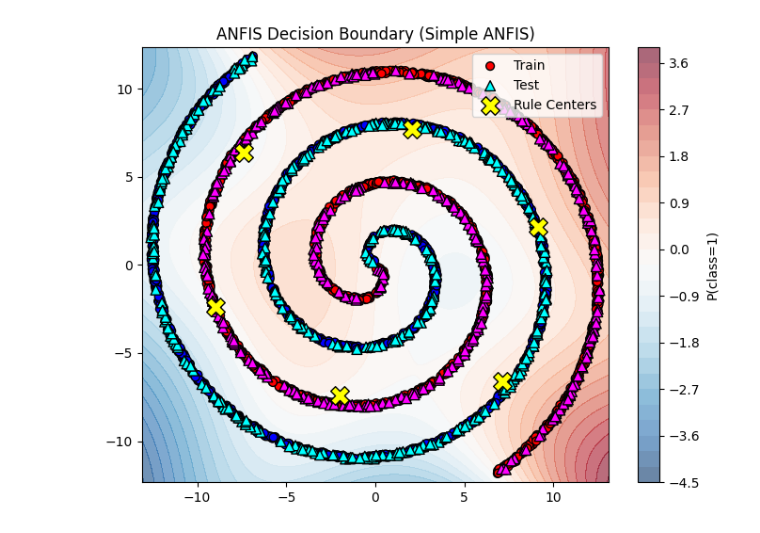
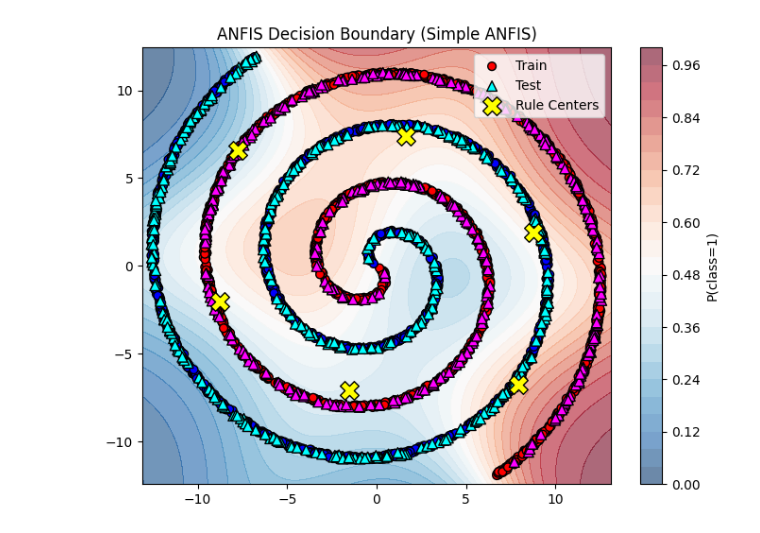
Before and after one commit to naforoutan/ReLaFIS, a Jupyter notebook: classification/spiral/spiral_fcm_init.ipynb, the cells around one changed output. Cells and saved outputs as stored; diff of their text form; code cells hidden in the pictures.

```diff
--- a/classification/spiral/spiral_fcm_init.ipynb
+++ b/classification/spiral/spiral_fcm_init.ipynb
@@ -147,7 +56,7 @@ K = 6
 centers_init, spreads_init = fcm_initialize(X_train, K)
 
 # Model
-model = ANFIS_FCM(centers_init, spreads_init).to(device)
+model = ANFISSimple(centers_init, spreads_init).to(device)
 
 optimizer = torch.optim.Adam(model.parameters(), lr=0.001)
 loss_fn = nn.BCEWithLogitsLoss()   # logits version
@@ -180,16 +89,26 @@ for epoch in range(1, n_epochs + 1):
     if epoch % 100 == 0 or epoch == 1:
         model.eval()
         with torch.no_grad():
-            # Convert logits → probability
             train_prob = torch.sigmoid(model(X_train_tensor))
             test_prob  = torch.sigmoid(model(X_test_tensor))
 
-            # RMSE
-            train_rmse = torch.sqrt(torch.mean((train_prob - y_train_tensor)**2)).item()
-            test_rmse  = torch.sqrt(torch.mean((test_prob  - y_test_tensor )**2)).item()
+            train_pred = (train_prob >= 0.5).float()
+            test_pred = (test_prob >= 0.5).float()
 
-        print(f"Epoch {epoch}/{n_epochs}  Loss={loss.item():.4f}  "
-              f"Train RMSE={train_rmse:.4f}  Test RMSE={test_rmse:.4f}")
+            train_total = y_train_tensor.numel()
+            test_total = y_test_tensor.numel()
+            train_correct = int((train_pred == y_train_tensor).sum().item())
+            test_correct = int((test_pred == y_test_tensor).sum().item())
+            train_acc = train_correct / train_total
+            test_acc = test_correct / test_total
+            train_err = 1.0 - train_acc
+            test_err = 1.0 - test_acc
+
+        print(
+            f"Epoch {epoch}/{n_epochs}  Loss={loss.item():.4f}  "
+            f"Train Acc={train_acc:.3f} (Err {train_err:.3f})  "
+            f"Test Acc={test_acc:.3f} (Err {test_err:.3f})"
+        )
 
 # Restore best model
 if best_state is not None:
@@ -204,10 +123,21 @@ with torch.no_grad():
     final_train_prob = torch.sigmoid(model(X_train_tensor)).cpu().numpy().reshape(-1)
     final_test_prob  = torch.sigmoid(model(X_test_tensor)).cpu().numpy().reshape(-1)
 
-train_rmse = np.sqrt(np.mean((final_train_prob - y_train)**2))
-test_rmse  = np.sqrt(np.mean((final_test_prob  - y_test )**2))
+
+def summarize_split(name, probs, labels):
+    preds = (probs >= 0.5).astype(np.int64)
+    total = len(labels)
+    correct = int((preds == labels).sum())
+    wrong = total - correct
+    accuracy = correct / total
+    error = wrong / total
+    print(
+        f"{name}: accuracy rate {accuracy:.3f} ({correct}/{total} correct points) | "
+        f"error {error:.3f} ({wrong} wrong points)"
+    )
+
 
 print("\nFinal Results:")
-print(f"Train RMSE: {train_rmse:.4f}")
-print(f"Test RMSE : {test_rmse:.4f}")
+summarize_split("Train", final_train_prob, y_train)
+summarize_split("Test", final_test_prob, y_test)
 # %% [output]
@@ -242,33 +172,33 @@ grid = np.c_[xx.ravel(), yy.ravel()].astype(np.float32)
 grid_tensor = torch.from_numpy(grid).to(device)
 
 with torch.no_grad():
-    prob_grid = model(grid_tensor).cpu().numpy().reshape(xx.shape)
+    prob_grid = torch.sigmoid(model(grid_tensor)).cpu().numpy().reshape(xx.shape)
 
 # Decision boundary contour
 contour = plt.contourf(xx, yy, prob_grid, levels=30, cmap="RdBu_r", alpha=0.6)
 plt.colorbar(contour, label="P(class=1)")
 
 # Training data
 plt.scatter(
     X_train[:, 0], X_train[:, 1],
     c=y_train, cmap="bwr", edgecolor="k", s=40, label="Train"
 )
 
 # Test data
 plt.scatter(
     X_test[:, 0], X_test[:, 1],
     c=y_test, cmap="cool", edgecolor="k", s=60, marker="^", label="Test"
 )
 
 # Optional: show rule centers
 plt.scatter(
     centers_init[:, 0], centers_init[:, 1],
     c="yellow", s=200, edgecolor="black", marker="X",
     label="Rule Centers"
 )
 
 plt.title("ANFIS Decision Boundary (Simple ANFIS)")
 plt.legend()
 plt.show()
 # %% [output]
-[figure, old version]
+[figure, new version]
```
Also changed, not shown: parts of 5 cells of this notebook, 15 other files.
